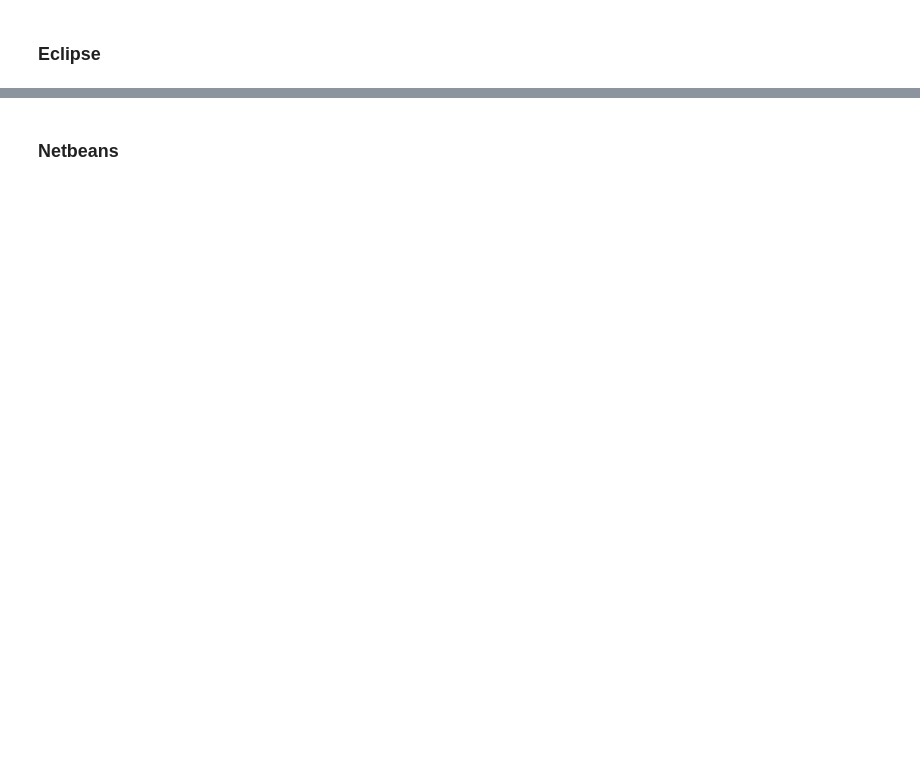
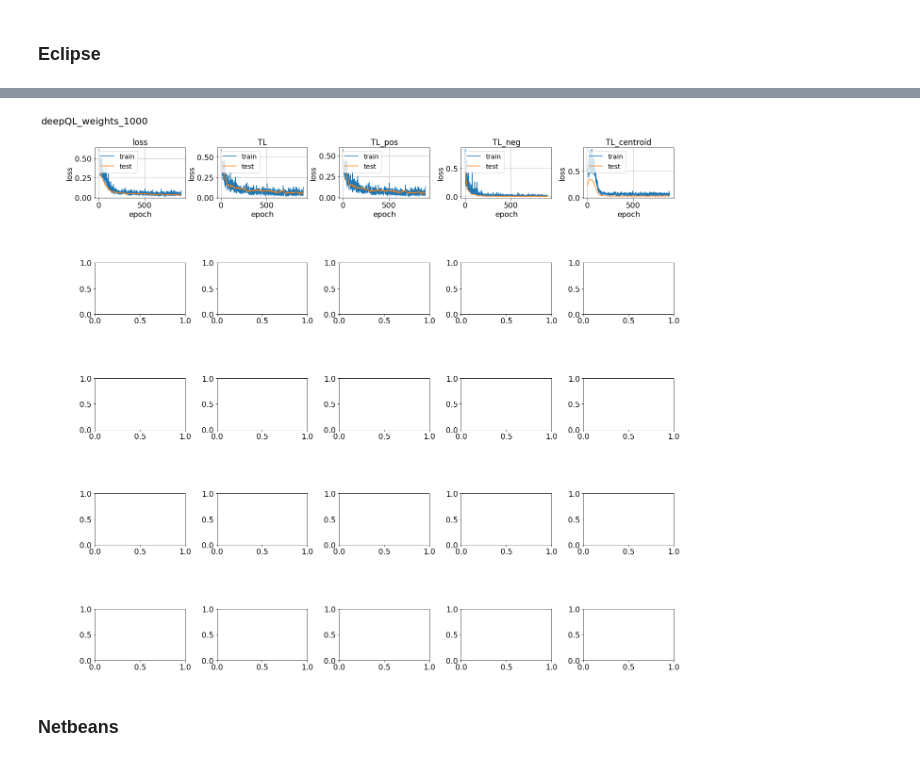
Before and after one commit to thiagomarquesrocha/siameseQAT, a Jupyter notebook: result.ipynb, the cells around one changed output, grey strips where cells are left out. Saved outputs shown, nothing was run; the diff lists cells and outputs as text; code cells hidden in the pictures; blank space fills up the shorter version.

```diff
--- a/result.ipynb
+++ b/result.ipynb
@@ -405,5 +425,7 @@ plot_loss('eclipse', 100, limit_epochs=100)
 # %%
-plot_loss('eclipse', epochs, limit_epochs=10000)
+plot_loss('eclipse', epochs)
+# %% [output]
+[figure, added]
 # %% [markdown]
 ### Netbeans
 # %%
```
Also changed, not shown: parts of 22 cells of this notebook, 3 other files.
